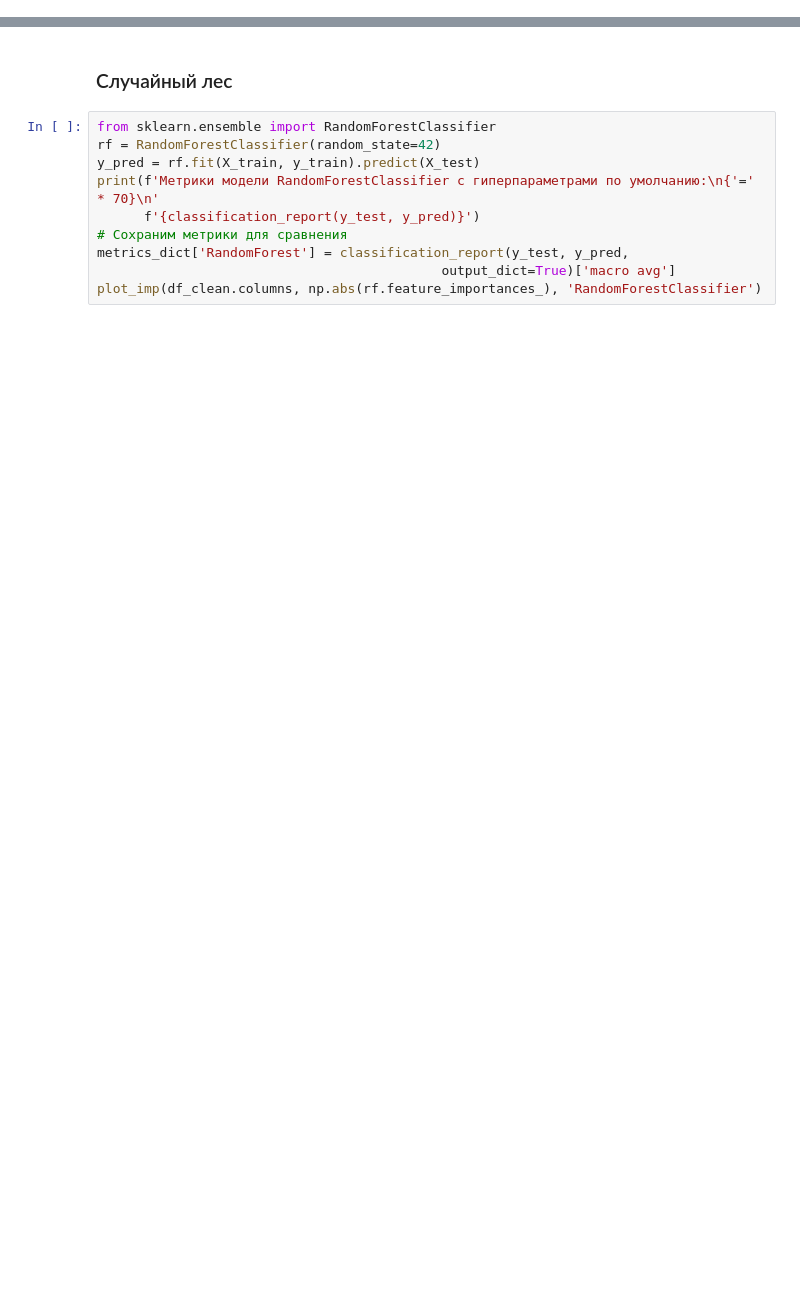
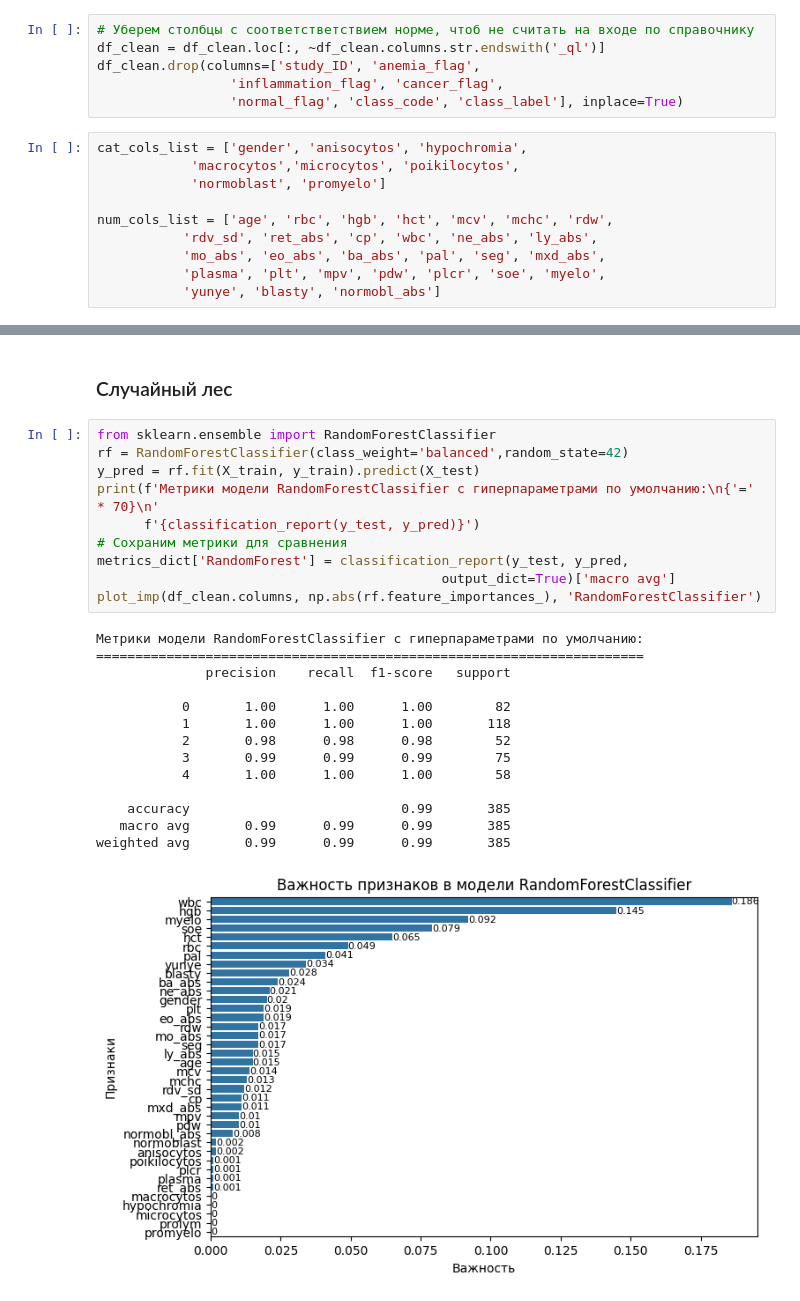
Before and after one commit to Lexislex/SF_hack_task_1, a Jupyter notebook: GPT_classes_all_models.ipynb, the cells around one changed output, grey strips where cells are left out. Saved outputs shown, nothing was run; the diff lists cells and outputs as text; blank space fills up the shorter version.

```diff
--- a/GPT_classes_all_models.ipynb
+++ b/GPT_classes_all_models.ipynb
@@ -99,3 +153,19 @@ def plot_imp(features: list, importance: np.ndarray, model_name=''):
+# %%
+# Уберем столбцы с соответстветствием норме, чтоб не считать на входе по справочнику
+df_clean = df_clean.loc[:, ~df_clean.columns.str.endswith('_ql')]
+df_clean.drop(columns=['study_ID', 'anemia_flag',
+                 'inflammation_flag', 'cancer_flag',
+                 'normal_flag', 'class_code', 'class_label'], inplace=True)
+# %%
+cat_cols_list = ['gender', 'anisocytos', 'hypochromia',
+            'macrocytos','microcytos', 'poikilocytos',
+            'normoblast', 'promyelo']
+
+num_cols_list = ['age', 'rbc', 'hgb', 'hct', 'mcv', 'mchc', 'rdw',
+           'rdv_sd', 'ret_abs', 'cp', 'wbc', 'ne_abs', 'ly_abs',
+           'mo_abs', 'eo_abs', 'ba_abs', 'pal', 'seg', 'mxd_abs',
+           'plasma', 'plt', 'mpv', 'pdw', 'plcr', 'soe', 'myelo',
+           'yunye', 'blasty', 'normobl_abs']
 # %%
 # Стандартизация числовых признаков в тренировочном и валидационном наборе
 from sklearn.preprocessing import StandardScaler
@@ -159,14 +278,29 @@ plot_imp(df_clean.columns, np.abs(lr.coef_[0]), 'LogisticRegression')
 ### Случайный лес
 # %%
 from sklearn.ensemble import RandomForestClassifier
-rf = RandomForestClassifier(random_state=42)
+rf = RandomForestClassifier(class_weight='balanced',random_state=42)
 y_pred = rf.fit(X_train, y_train).predict(X_test)
 print(f'Метрики модели RandomForestClassifier с гиперпараметрами по умолчанию:\n{'=' * 70}\n'
       f'{classification_report(y_test, y_pred)}')
 # Сохраним метрики для сравнения
 metrics_dict['RandomForest'] = classification_report(y_test, y_pred,
                                             output_dict=True)['macro avg']
 plot_imp(df_clean.columns, np.abs(rf.feature_importances_), 'RandomForestClassifier')
+# %% [output]
+Метрики модели RandomForestClassifier с гиперпараметрами по умолчанию:
+======================================================================
+              precision    recall  f1-score   support
+
+           0       1.00      1.00      1.00        82
+           1       1.00      1.00      1.00       118
+           2       0.98      0.98      0.98        52
+           3       0.99      0.99      0.99        75
+           4       1.00      1.00      1.00        58
+
+    accuracy                           0.99       385
+   macro avg       0.99      0.99      0.99       385
+weighted avg       0.99      0.99      0.99       385
+[figure, added]
 # %%
 
 from catboost import CatBoostClassifier
```
Also changed, not shown: parts of 21 cells of this notebook.
